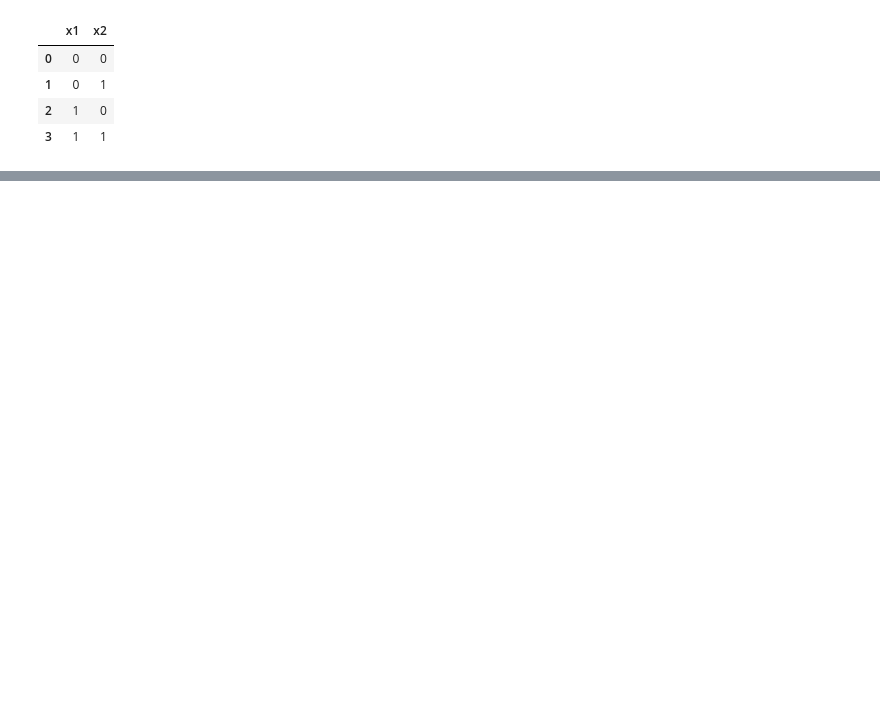
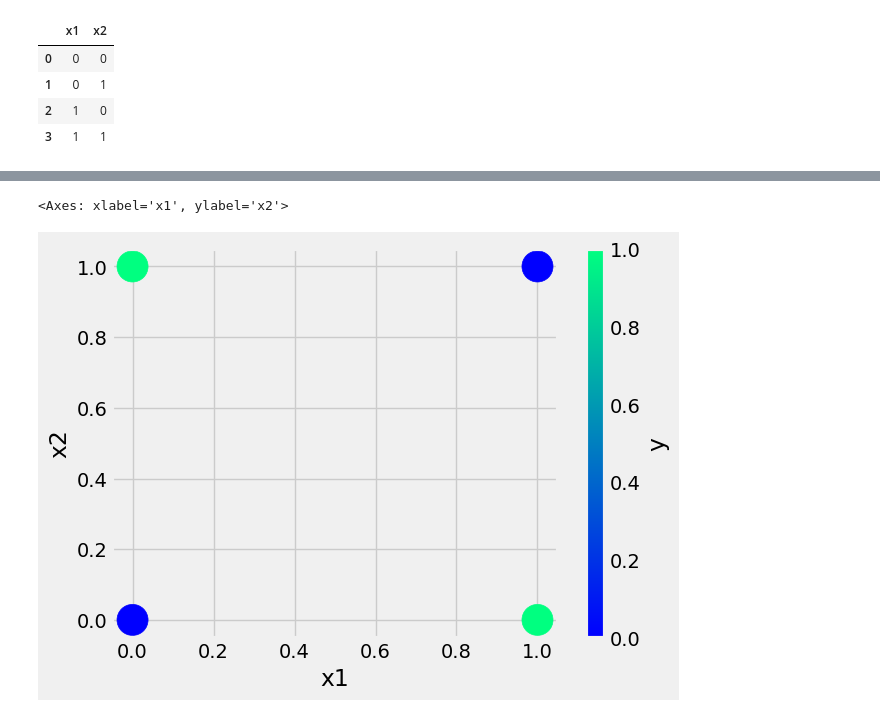
Before and after one commit to ArmanMahmud003/Perceptron, a Jupyter notebook: Perceptron.ipynb, the cells around one changed output, grey strips where cells are left out. Cells and saved outputs as stored; diff of their text form; code cells hidden in the pictures; blank space fills up the shorter version.

```diff
--- a/Perceptron.ipynb
+++ b/Perceptron.ipynb
@@ -70,0 +135,7 @@ array([0, 1, 1, 1])
+# %%
+data = {"x1": [0,0,1,1], "x2": [0,1,0,1], "y": [0,1,1,0]}
+
+XOR = pd.DataFrame(data)
+X = XOR.drop("y", axis=1)
+y = XOR['y']
+y.to_frame()
@@ -70,0 +190,5 @@ array([0, 1, 1, 1])
+# %%
+XOR.plot(kind="scatter", x="x1", y="x2", c="y", s=500, cmap="winter")
+# %% [output]
+<Axes: xlabel='x1', ylabel='x2'>
+[figure, added]
```
Also changed, not shown: parts of 18 cells of this notebook.
